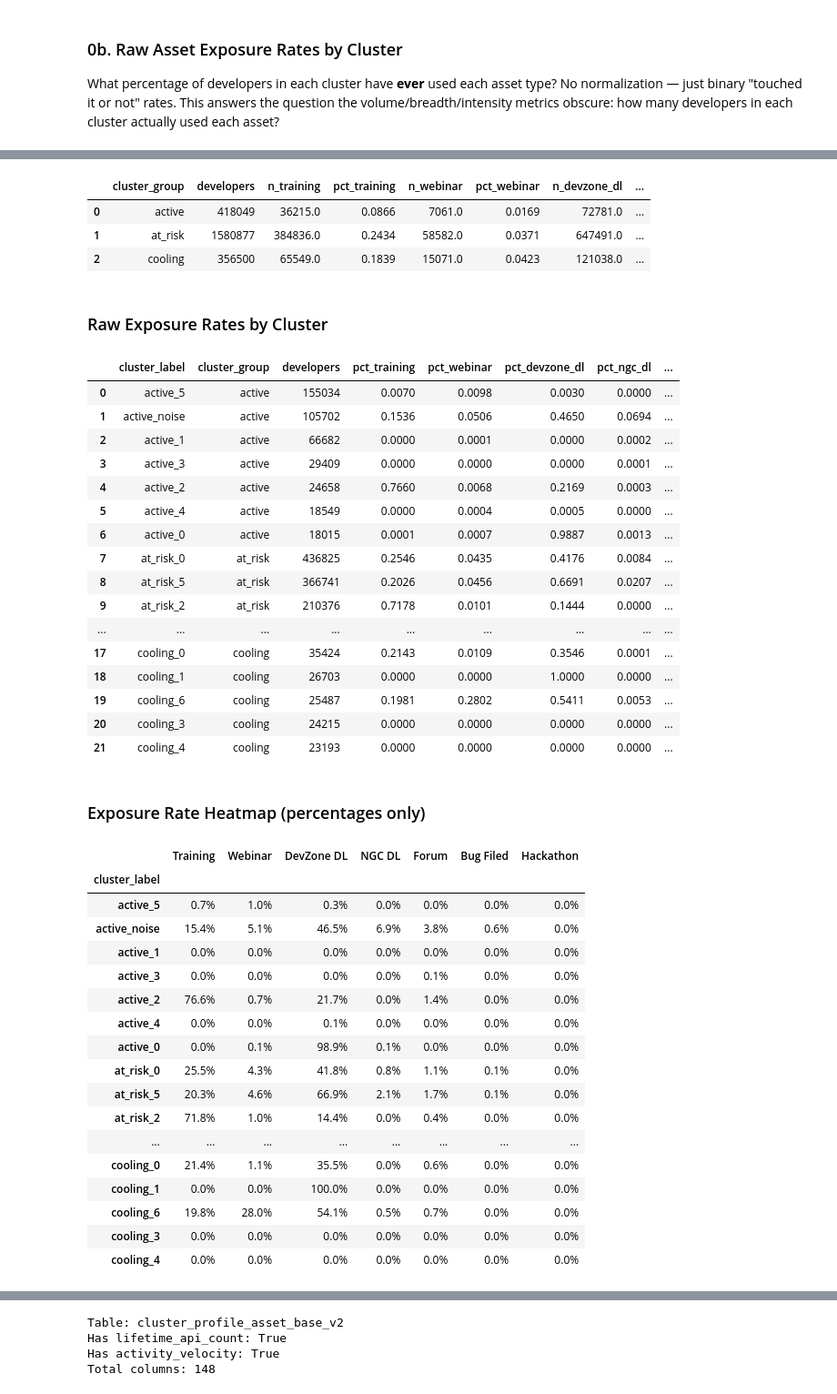
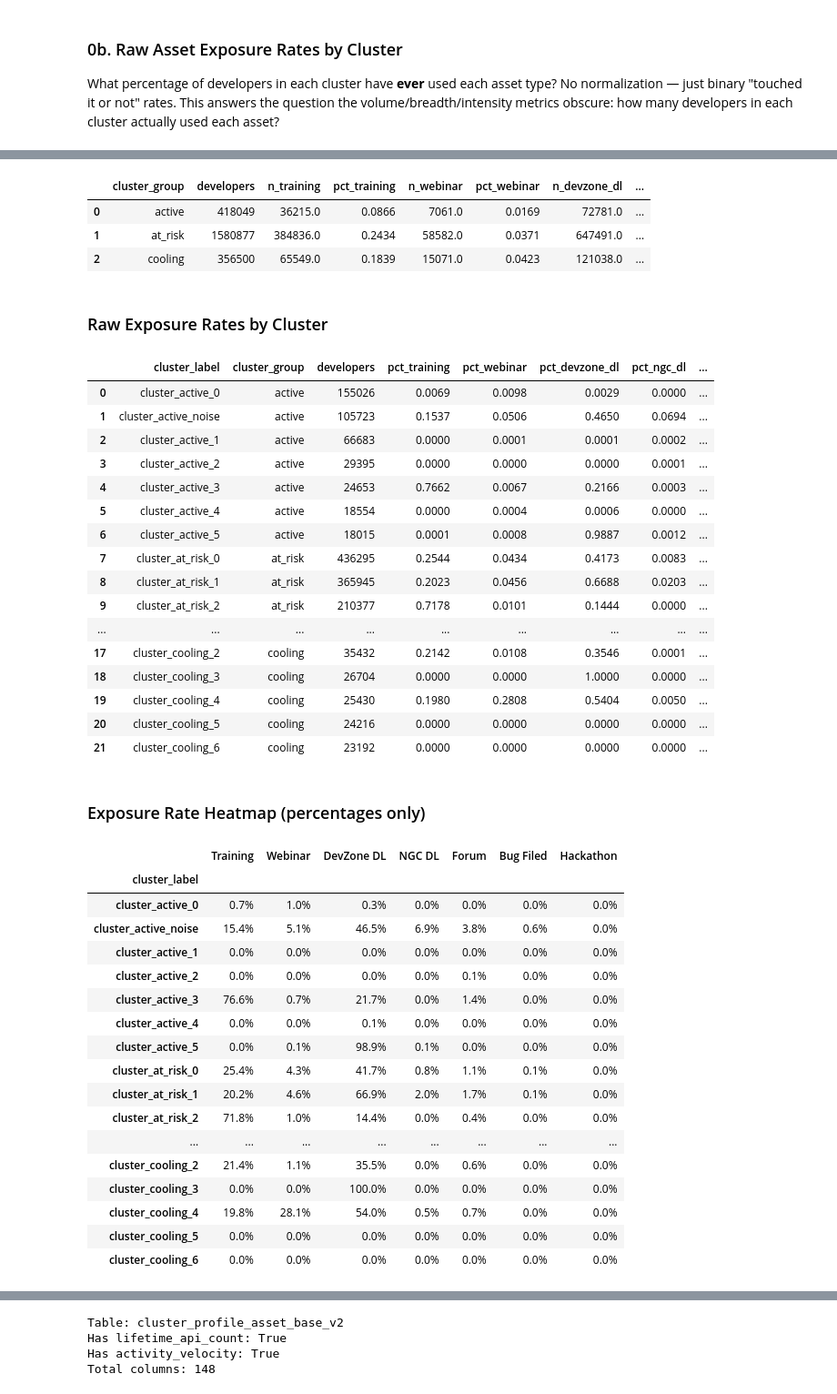
Before and after one commit to WBDoran/Spring2026_IndustryProject, a Jupyter notebook: HDBSCAN_Extra_Analysis.ipynb, the cells around one changed output, grey strips where cells are left out. Shown at 91% size. Cells and saved outputs as stored; diff of their text form; code cells hidden in the pictures.

Commit message:
HDB cluster names, extra analysis, and visuals

```diff
--- a/HDBSCAN_Extra_Analysis.ipynb
+++ b/HDBSCAN_Extra_Analysis.ipynb
@@ -14,6 +14,7 @@ DB_PATH = 'developer_project.duckdb'
 con = duckdb.connect(DB_PATH)
 
 CLUSTER_PROFILE_TABLE = 'cluster_profile_asset_base_v2'
+PROFILE_TABLE = CLUSTER_PROFILE_TABLE
 CLUSTER_ASSET_PRIORITY_TABLE = 'cluster_asset_priority_by_cluster_v2'
 CLUSTER_PERSONA_PROFILE_TABLE = 'cluster_persona_profile_v2'
 CLUSTER_JOURNEY_PROFILE_TABLE = 'cluster_journey_profile_v2'
@@ -310,9 +311,9 @@ What percentage of developers in each cluster have **ever** used each asset type
 
 cluster_group_case = """
 CASE
-    WHEN cluster_label LIKE 'active_%' THEN 'active'
-    WHEN cluster_label LIKE 'cooling_%' THEN 'cooling'
-    WHEN cluster_label LIKE 'at_risk_%' THEN 'at_risk'
+    WHEN cluster_label LIKE 'cluster_active_%' THEN 'active'
+    WHEN cluster_label LIKE 'cluster_cooling_%' THEN 'cooling'
+    WHEN cluster_label LIKE 'cluster_at_risk_%' THEN 'at_risk'
     ELSE NULL
 END
 """
@@ -363,68 +364,68 @@ SELECT
     ROUND(AVG(CASE WHEN lifetime_bug_count > 0 THEN 1.0 ELSE 0.0 END), 4) AS pct_bug,
     ROUND(AVG(CASE WHEN lifetime_hackathon_count > 0 THEN 1.0 ELSE 0.0 END), 4) AS pct_hackathon,
     ROUND(AVG(CASE WHEN activity_count_0_30d > 0 THEN 1.0 ELSE 0.0 END), 4) AS pct_recent_activity,
     ROUND(AVG(CASE WHEN high_effort_count_0_30d > 0 THEN 1.0 ELSE 0.0 END), 4) AS pct_recent_high_effort
 FROM {PROFILE_TABLE}
 WHERE {cluster_group_case} IS NOT NULL
 GROUP BY 1, 2
 ORDER BY cluster_group, developers DESC
 """
 
 cluster_exposure = con.execute(cluster_exposure_sql).fetchdf()
 display(cluster_exposure)
 
 # ── Heatmap-style view: just the percentages pivoted ──
 display(Markdown('### Exposure Rate Heatmap (percentages only)'))
 
 pct_cols = ['pct_training', 'pct_webinar', 'pct_devzone_dl', 'pct_ngc_dl', 'pct_forum', 'pct_bug', 'pct_hackathon']
 heatmap = cluster_exposure.set_index('cluster_label')[pct_cols].copy()
 heatmap.columns = ['Training', 'Webinar', 'DevZone DL', 'NGC DL', 'Forum', 'Bug Filed', 'Hackathon']
 
 styled = heatmap.style.background_gradient(cmap='YlOrRd', axis=None).format('{:.1%}')
 display(styled)
 # %% [output]
 ### Raw Exposure Rates by Lifecycle Group
 |  | cluster_group | developers | n_training | pct_training | n_webinar | pct_webinar | n_devzone_dl | ... |
 | 0 | active | 418049 | 36215.0 | 0.0866 | 7061.0 | 0.0169 | 72781.0 | ... |
 | 1 | at_risk | 1580877 | 384836.0 | 0.2434 | 58582.0 | 0.0371 | 647491.0 | ... |
 | 2 | cooling | 356500 | 65549.0 | 0.1839 | 15071.0 | 0.0423 | 121038.0 | ... |
 ### Raw Exposure Rates by Cluster
 |  | cluster_label | cluster_group | developers | pct_training | pct_webinar | pct_devzone_dl | pct_ngc_dl | ... |
-| 0 | active_5 | active | 155034 | 0.0070 | 0.0098 | 0.0030 | 0.0000 | ... |
-| 1 | active_noise | active | 105702 | 0.1536 | 0.0506 | 0.4650 | 0.0694 | ... |
-| 2 | active_1 | active | 66682 | 0.0000 | 0.0001 | 0.0000 | 0.0002 | ... |
-| 3 | active_3 | active | 29409 | 0.0000 | 0.0000 | 0.0000 | 0.0001 | ... |
-| 4 | active_2 | active | 24658 | 0.7660 | 0.0068 | 0.2169 | 0.0003 | ... |
-| 5 | active_4 | active | 18549 | 0.0000 | 0.0004 | 0.0005 | 0.0000 | ... |
-| 6 | active_0 | active | 18015 | 0.0001 | 0.0007 | 0.9887 | 0.0013 | ... |
-| 7 | at_risk_0 | at_risk | 436825 | 0.2546 | 0.0435 | 0.4176 | 0.0084 | ... |
-| 8 | at_risk_5 | at_risk | 366741 | 0.2026 | 0.0456 | 0.6691 | 0.0207 | ... |
-| 9 | at_risk_2 | at_risk | 210376 | 0.7178 | 0.0101 | 0.1444 | 0.0000 | ... |
+| 0 | cluster_active_0 | active | 155026 | 0.0069 | 0.0098 | 0.0029 | 0.0000 | ... |
+| 1 | cluster_active_noise | active | 105723 | 0.1537 | 0.0506 | 0.4650 | 0.0694 | ... |
+| 2 | cluster_active_1 | active | 66683 | 0.0000 | 0.0001 | 0.0001 | 0.0002 | ... |
+| 3 | cluster_active_2 | active | 29395 | 0.0000 | 0.0000 | 0.0000 | 0.0001 | ... |
+| 4 | cluster_active_3 | active | 24653 | 0.7662 | 0.0067 | 0.2166 | 0.0003 | ... |
+| 5 | cluster_active_4 | active | 18554 | 0.0000 | 0.0004 | 0.0006 | 0.0000 | ... |
+| 6 | cluster_active_5 | active | 18015 | 0.0001 | 0.0008 | 0.9887 | 0.0012 | ... |
+| 7 | cluster_at_risk_0 | at_risk | 436295 | 0.2544 | 0.0434 | 0.4173 | 0.0083 | ... |
+| 8 | cluster_at_risk_1 | at_risk | 365945 | 0.2023 | 0.0456 | 0.6688 | 0.0203 | ... |
+| 9 | cluster_at_risk_2 | at_risk | 210377 | 0.7178 | 0.0101 | 0.1444 | 0.0000 | ... |
 | ... | ... | ... | ... | ... | ... | ... | ... | ... |
-| 17 | cooling_0 | cooling | 35424 | 0.2143 | 0.0109 | 0.3546 | 0.0001 | ... |
-| 18 | cooling_1 | cooling | 26703 | 0.0000 | 0.0000 | 1.0000 | 0.0000 | ... |
-| 19 | cooling_6 | cooling | 25487 | 0.1981 | 0.2802 | 0.5411 | 0.0053 | ... |
-| 20 | cooling_3 | cooling | 24215 | 0.0000 | 0.0000 | 0.0000 | 0.0000 | ... |
-| 21 | cooling_4 | cooling | 23193 | 0.0000 | 0.0000 | 0.0000 | 0.0000 | ... |
+| 17 | cluster_cooling_2 | cooling | 35432 | 0.2142 | 0.0108 | 0.3546 | 0.0001 | ... |
+| 18 | cluster_cooling_3 | cooling | 26704 | 0.0000 | 0.0000 | 1.0000 | 0.0000 | ... |
+| 19 | cluster_cooling_4 | cooling | 25430 | 0.1980 | 0.2808 | 0.5404 | 0.0050 | ... |
+| 20 | cluster_cooling_5 | cooling | 24216 | 0.0000 | 0.0000 | 0.0000 | 0.0000 | ... |
+| 21 | cluster_cooling_6 | cooling | 23192 | 0.0000 | 0.0000 | 0.0000 | 0.0000 | ... |
 ### Exposure Rate Heatmap (percentages only)
 |  | Training | Webinar | DevZone DL | NGC DL | Forum | Bug Filed | Hackathon |
 | cluster_label |  |  |  |  |  |  |  |
-| active_5 | 0.7% | 1.0% | 0.3% | 0.0% | 0.0% | 0.0% | 0.0% |
-| active_noise | 15.4% | 5.1% | 46.5% | 6.9% | 3.8% | 0.6% | 0.0% |
-| active_1 | 0.0% | 0.0% | 0.0% | 0.0% | 0.0% | 0.0% | 0.0% |
-| active_3 | 0.0% | 0.0% | 0.0% | 0.0% | 0.1% | 0.0% | 0.0% |
-| active_2 | 76.6% | 0.7% | 21.7% | 0.0% | 1.4% | 0.0% | 0.0% |
-| active_4 | 0.0% | 0.0% | 0.1% | 0.0% | 0.0% | 0.0% | 0.0% |
-| active_0 | 0.0% | 0.1% | 98.9% | 0.1% | 0.0% | 0.0% | 0.0% |
-| at_risk_0 | 25.5% | 4.3% | 41.8% | 0.8% | 1.1% | 0.1% | 0.0% |
-| at_risk_5 | 20.3% | 4.6% | 66.9% | 2.1% | 1.7% | 0.1% | 0.0% |
-| at_risk_2 | 71.8% | 1.0% | 14.4% | 0.0% | 0.4% | 0.0% | 0.0% |
+| cluster_active_0 | 0.7% | 1.0% | 0.3% | 0.0% | 0.0% | 0.0% | 0.0% |
+| cluster_active_noise | 15.4% | 5.1% | 46.5% | 6.9% | 3.8% | 0.6% | 0.0% |
+| cluster_active_1 | 0.0% | 0.0% | 0.0% | 0.0% | 0.0% | 0.0% | 0.0% |
+| cluster_active_2 | 0.0% | 0.0% | 0.0% | 0.0% | 0.1% | 0.0% | 0.0% |
+| cluster_active_3 | 76.6% | 0.7% | 21.7% | 0.0% | 1.4% | 0.0% | 0.0% |
+| cluster_active_4 | 0.0% | 0.0% | 0.1% | 0.0% | 0.0% | 0.0% | 0.0% |
+| cluster_active_5 | 0.0% | 0.1% | 98.9% | 0.1% | 0.0% | 0.0% | 0.0% |
+| cluster_at_risk_0 | 25.4% | 4.3% | 41.7% | 0.8% | 1.1% | 0.1% | 0.0% |
+| cluster_at_risk_1 | 20.2% | 4.6% | 66.9% | 2.0% | 1.7% | 0.1% | 0.0% |
+| cluster_at_risk_2 | 71.8% | 1.0% | 14.4% | 0.0% | 0.4% | 0.0% | 0.0% |
 | ... | ... | ... | ... | ... | ... | ... | ... |
-| cooling_0 | 21.4% | 1.1% | 35.5% | 0.0% | 0.6% | 0.0% | 0.0% |
-| cooling_1 | 0.0% | 0.0% | 100.0% | 0.0% | 0.0% | 0.0% | 0.0% |
-| cooling_6 | 19.8% | 28.0% | 54.1% | 0.5% | 0.7% | 0.0% | 0.0% |
-| cooling_3 | 0.0% | 0.0% | 0.0% | 0.0% | 0.0% | 0.0% | 0.0% |
-| cooling_4 | 0.0% | 0.0% | 0.0% | 0.0% | 0.0% | 0.0% | 0.0% |
+| cluster_cooling_2 | 21.4% | 1.1% | 35.5% | 0.0% | 0.6% | 0.0% | 0.0% |
+| cluster_cooling_3 | 0.0% | 0.0% | 100.0% | 0.0% | 0.0% | 0.0% | 0.0% |
+| cluster_cooling_4 | 19.8% | 28.1% | 54.0% | 0.5% | 0.7% | 0.0% | 0.0% |
+| cluster_cooling_5 | 0.0% | 0.0% | 0.0% | 0.0% | 0.0% | 0.0% | 0.0% |
+| cluster_cooling_6 | 0.0% | 0.0% | 0.0% | 0.0% | 0.0% | 0.0% | 0.0% |
 # %%
 # ── API usage and journey signals per cluster ──
 
```
Also changed, not shown: parts of 2 cells of this notebook, 2 other files.
